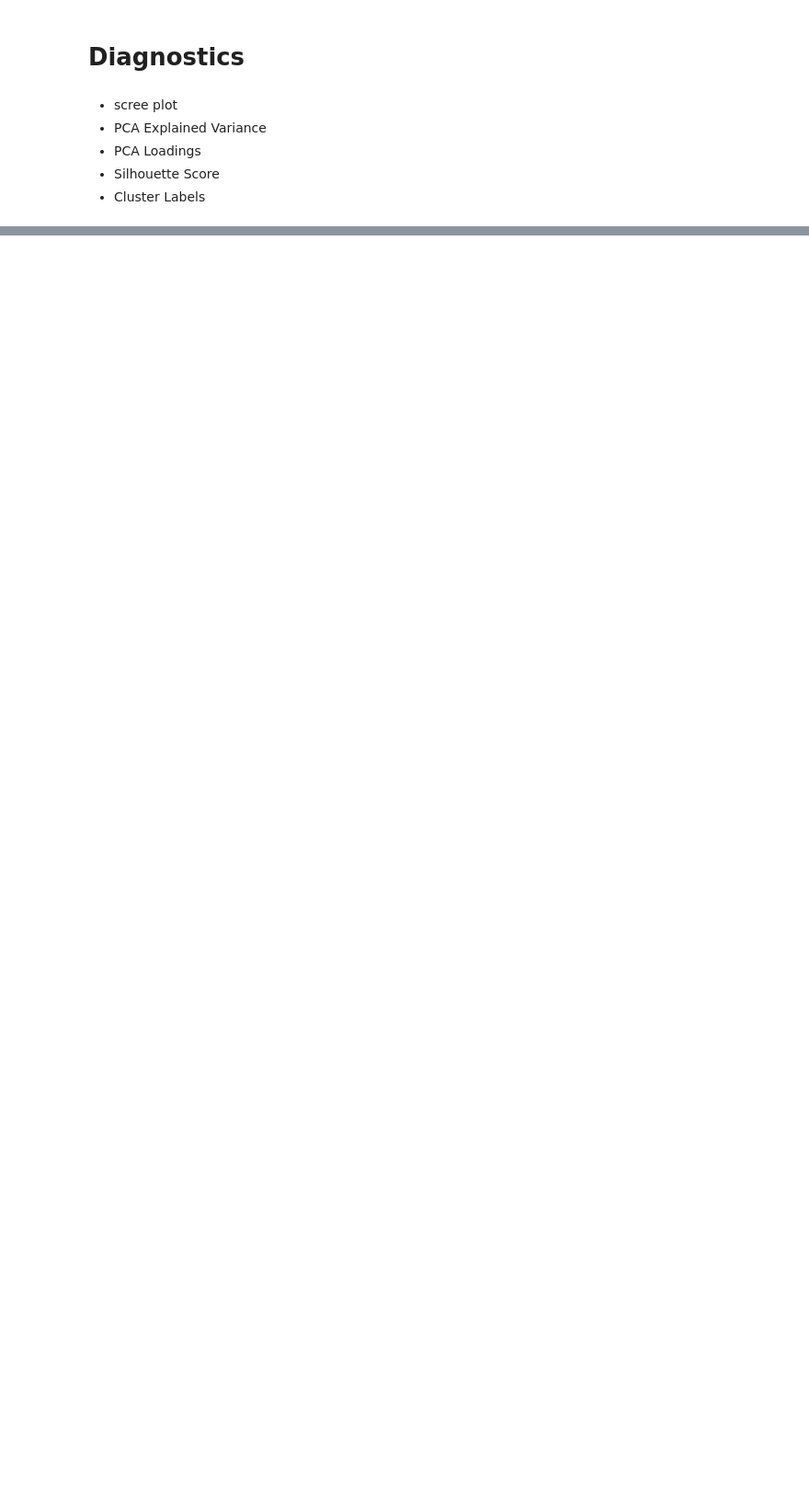
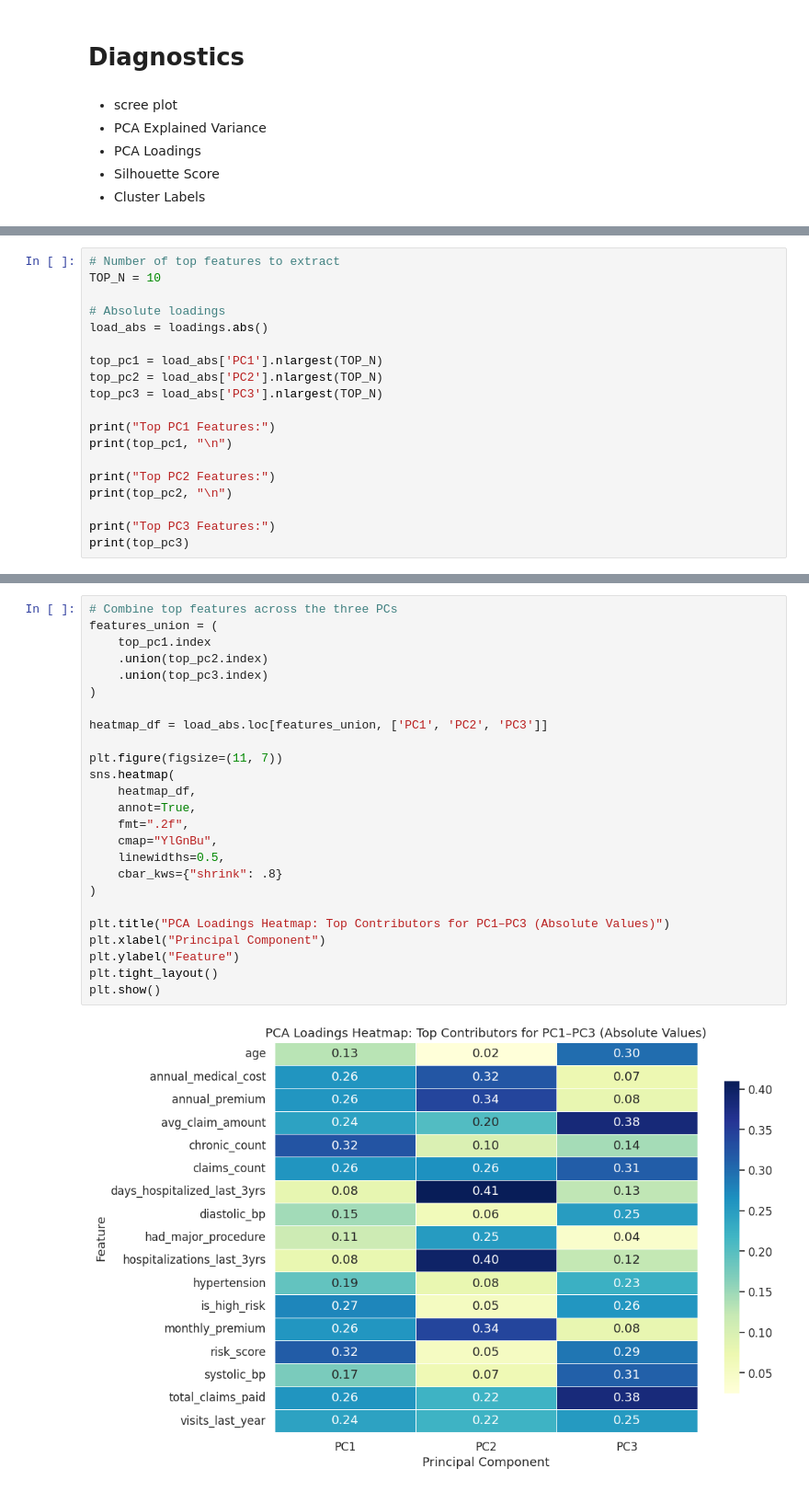
Before and after one commit to Vedant9799/AMLProject, a Jupyter notebook: Q2_Clustering.ipynb, the cells around one changed output, grey strips where cells are left out. Shown: that part at 92% size. Cells and saved outputs as stored; diff of their text form; blank space fills up the shorter version.

Commit message:
added heatmap

```diff
--- a/Q2_Clustering.ipynb
+++ b/Q2_Clustering.ipynb
@@ -171,0 +172,19 @@ loadings.abs().nlargest(10, "PC1")
+# %%
+# Number of top features to extract
+TOP_N = 10
+
+# Absolute loadings
+load_abs = loadings.abs()
+
+top_pc1 = load_abs['PC1'].nlargest(TOP_N)
+top_pc2 = load_abs['PC2'].nlargest(TOP_N)
+top_pc3 = load_abs['PC3'].nlargest(TOP_N)
+
+print("Top PC1 Features:")
+print(top_pc1, "\n")
+
+print("Top PC2 Features:")
+print(top_pc2, "\n")
+
+print("Top PC3 Features:")
+print(top_pc3)
@@ -172,2 +209,29 @@ loadings.abs().nlargest(10, "PC1")
+# %%
+# Combine top features across the three PCs
+features_union = (
+    top_pc1.index
+    .union(top_pc2.index)
+    .union(top_pc3.index)
+)
+
+heatmap_df = load_abs.loc[features_union, ['PC1', 'PC2', 'PC3']]
+
+plt.figure(figsize=(11, 7))
+sns.heatmap(
+    heatmap_df,
+    annot=True,
+    fmt=".2f",
+    cmap="YlGnBu",
+    linewidths=0.5,
+    cbar_kws={"shrink": .8}
+)
+
+plt.title("PCA Loadings Heatmap: Top Contributors for PC1–PC3 (Absolute Values)")
+plt.xlabel("Principal Component")
+plt.ylabel("Feature")
+plt.tight_layout()
+plt.show()
+# %% [output]
+[figure, added]
 # %%
 # Silhouette Score
```
Also changed, not shown: parts of 8 cells of this notebook.
